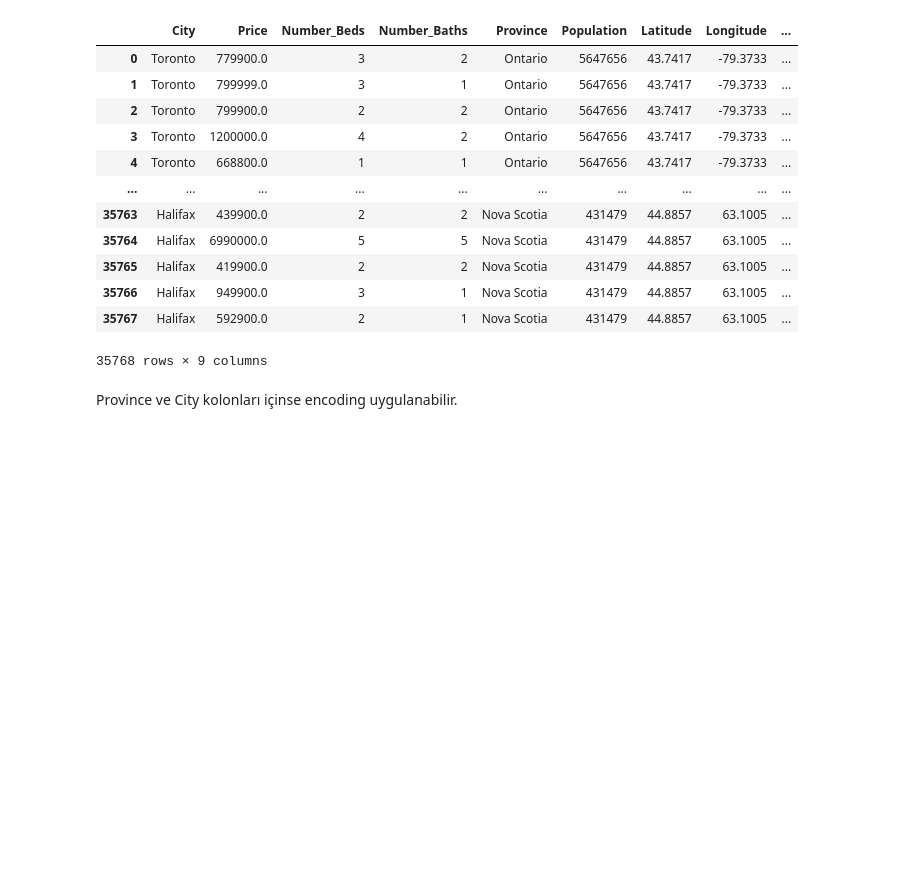
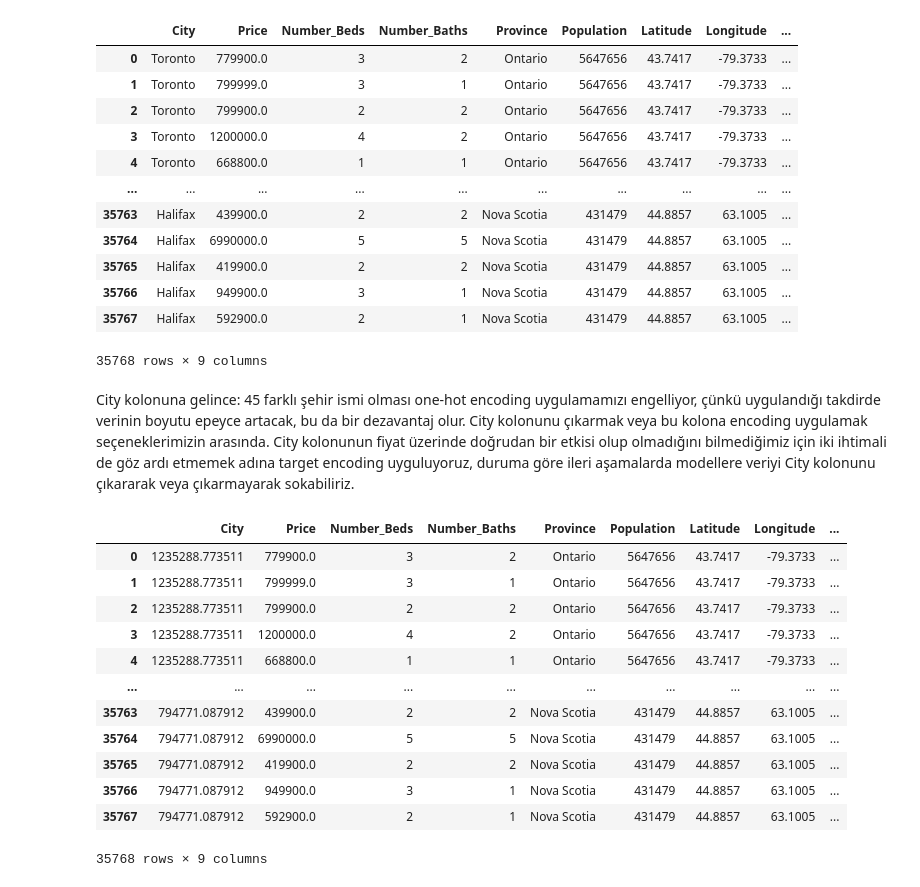
Before and after one commit to BoraDere/HUAI-ARGE, a Jupyter notebook: Canadian house prices for top cities/reg.ipynb, the cells around one changed output. Cells and saved outputs as stored; diff of their text form; code cells hidden in the pictures; blank space fills up the shorter version.

Commit message:
pre model training

```diff
--- a/Canadian house prices for top cities/reg.ipynb
+++ b/Canadian house prices for top cities/reg.ipynb
@@ -138,5 +140,23 @@ df
 | 35766 | Halifax | 949900.0 | 3 | 1 | Nova Scotia | 431479 | 44.8857 | 63.1005 | ... |
 | 35767 | Halifax | 592900.0 | 2 | 1 | Nova Scotia | 431479 | 44.8857 | 63.1005 | ... |
 35768 rows × 9 columns
-# %% [markdown]
-Province ve City kolonları içinse encoding uygulanabilir.
+# %% [markdown]
+City kolonuna gelince: 45 farklı şehir ismi olması one-hot encoding uygulamamızı engelliyor, çünkü uygulandığı takdirde verinin boyutu epeyce artacak, bu da bir dezavantaj olur. City kolonunu çıkarmak veya bu kolona encoding uygulamak seçeneklerimizin arasında. City kolonunun fiyat üzerinde doğrudan bir etkisi olup olmadığını bilmediğimiz için iki ihtimali de göz ardı etmemek adına target encoding uyguluyoruz, duruma göre ileri aşamalarda modellere veriyi City kolonunu çıkararak veya çıkarmayarak sokabiliriz.
+# %%
+mean = df.groupby('City')['Price'].mean()
+df.loc[:, 'City'] = df['City'].map(mean)
+df
+# %% [output]
+|  | City | Price | Number_Beds | Number_Baths | Province | Population | Latitude | Longitude | ... |
+| 0 | 1235288.773511 | 779900.0 | 3 | 2 | Ontario | 5647656 | 43.7417 | -79.3733 | ... |
+| 1 | 1235288.773511 | 799999.0 | 3 | 1 | Ontario | 5647656 | 43.7417 | -79.3733 | ... |
+| 2 | 1235288.773511 | 799900.0 | 2 | 2 | Ontario | 5647656 | 43.7417 | -79.3733 | ... |
+| 3 | 1235288.773511 | 1200000.0 | 4 | 2 | Ontario | 5647656 | 43.7417 | -79.3733 | ... |
+| 4 | 1235288.773511 | 668800.0 | 1 | 1 | Ontario | 5647656 | 43.7417 | -79.3733 | ... |
+| ... | ... | ... | ... | ... | ... | ... | ... | ... | ... |
+| 35763 | 794771.087912 | 439900.0 | 2 | 2 | Nova Scotia | 431479 | 44.8857 | 63.1005 | ... |
+| 35764 | 794771.087912 | 6990000.0 | 5 | 5 | Nova Scotia | 431479 | 44.8857 | 63.1005 | ... |
+| 35765 | 794771.087912 | 419900.0 | 2 | 2 | Nova Scotia | 431479 | 44.8857 | 63.1005 | ... |
+| 35766 | 794771.087912 | 949900.0 | 3 | 1 | Nova Scotia | 431479 | 44.8857 | 63.1005 | ... |
+| 35767 | 794771.087912 | 592900.0 | 2 | 1 | Nova Scotia | 431479 | 44.8857 | 63.1005 | ... |
+35768 rows × 9 columns
```
Also changed, not shown: parts of 22 cells of this notebook, 1 other file.
